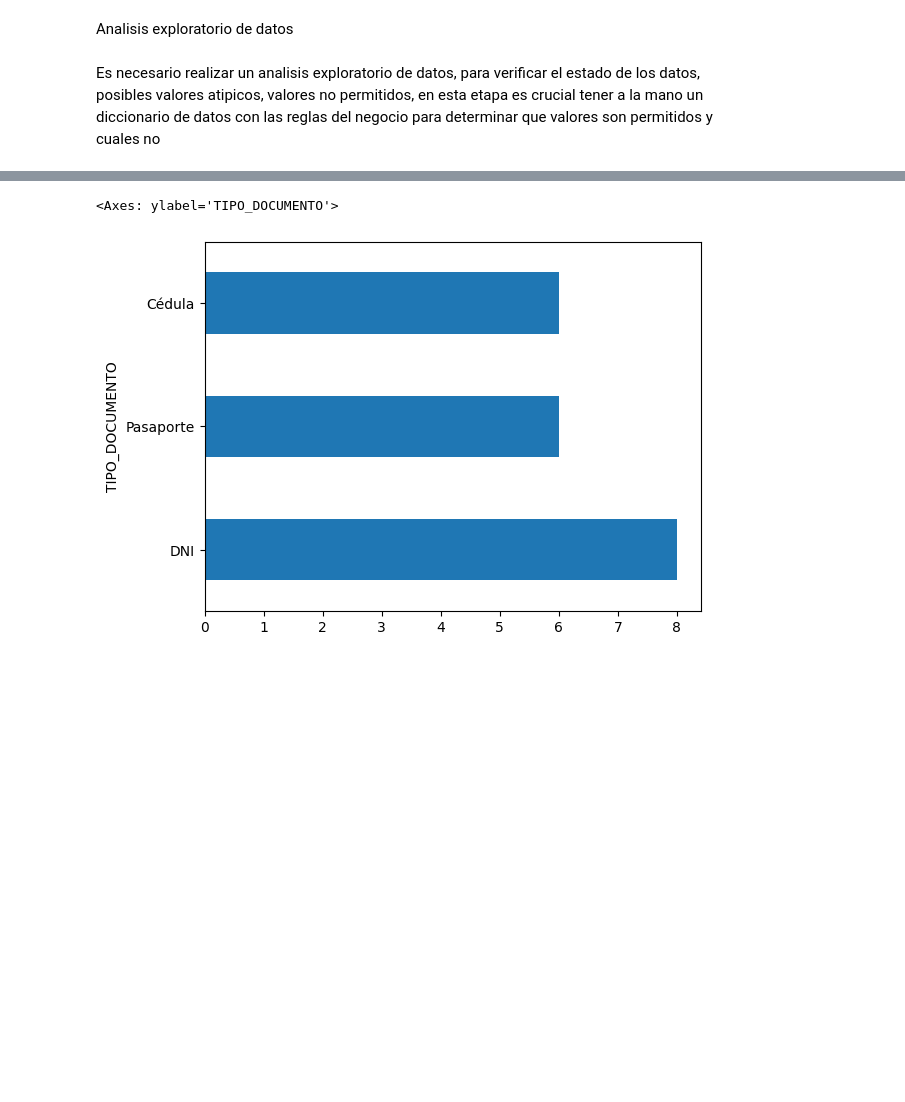
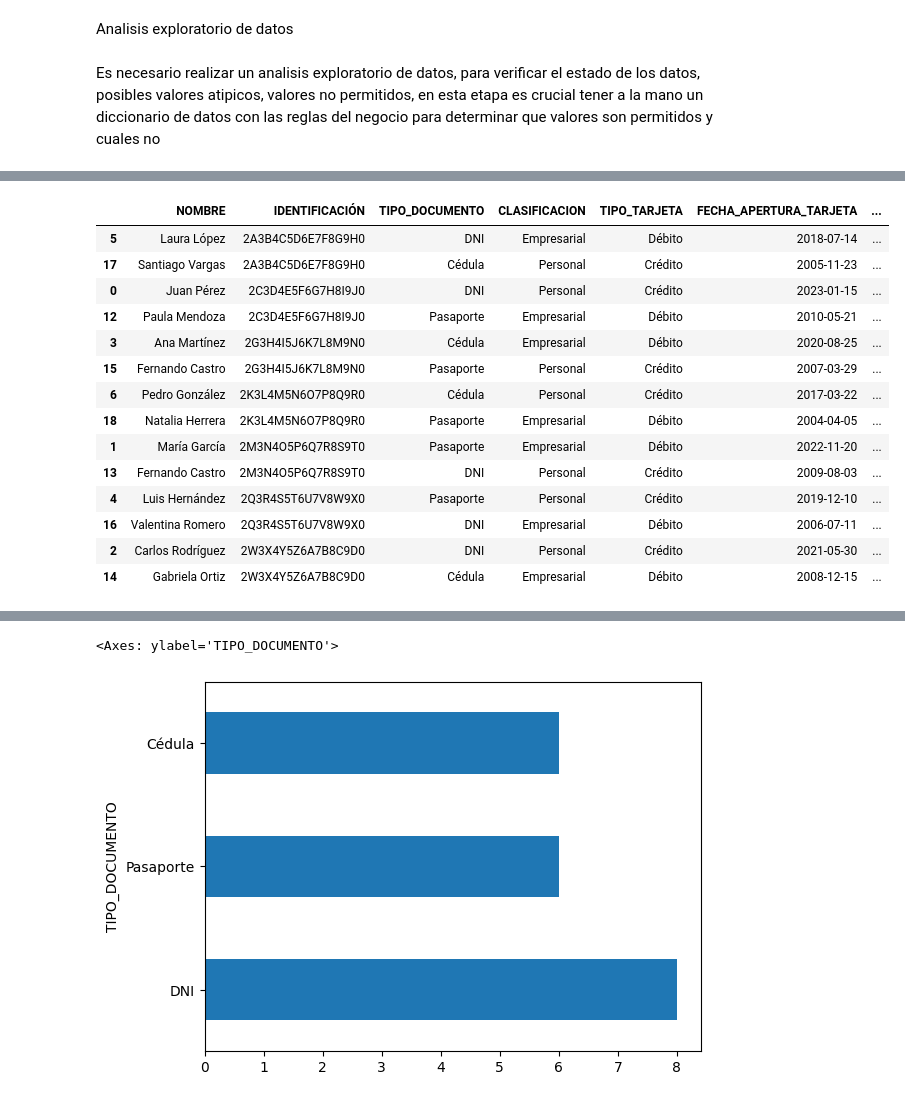
Before and after one commit to dalopz/PruebaTecnicaIngenieriaDatosTuya, a Jupyter notebook: Ejercicio2/notebooks/data_clientes_preparation.ipynb, the cells around one changed output, grey strips where cells are left out. Drawn from its saved outputs; the diff is of its cells as text; code cells hidden in the pictures; blank space fills up the shorter version.

```diff
--- a/Ejercicio2/notebooks/data_clientes_preparation.ipynb
+++ b/Ejercicio2/notebooks/data_clientes_preparation.ipynb
@@ -26,0 +39,20 @@ clientes_raw = clientes_raw.rename(columns={'TIPO TARJETA': 'TIPO_TARJETA'})
+# %%
+duplicados = clientes_raw[clientes_raw.duplicated(subset='IDENTIFICACIÓN', keep=False)]
+duplicados = duplicados.sort_values('IDENTIFICACIÓN')
+duplicados
+# %% [output]
+|  | NOMBRE | IDENTIFICACIÓN | TIPO_DOCUMENTO | CLASIFICACION | TIPO_TARJETA | FECHA_APERTURA_TARJETA | ... |
+| 5 | Laura López | 2A3B4C5D6E7F8G9H0 | DNI | Empresarial | Débito | 2018-07-14 | ... |
+| 17 | Santiago Vargas | 2A3B4C5D6E7F8G9H0 | Cédula | Personal | Crédito | 2005-11-23 | ... |
+| 0 | Juan Pérez | 2C3D4E5F6G7H8I9J0 | DNI | Personal | Crédito | 2023-01-15 | ... |
+| 12 | Paula Mendoza | 2C3D4E5F6G7H8I9J0 | Pasaporte | Empresarial | Débito | 2010-05-21 | ... |
+| 3 | Ana Martínez | 2G3H4I5J6K7L8M9N0 | Cédula | Empresarial | Débito | 2020-08-25 | ... |
+| 15 | Fernando Castro | 2G3H4I5J6K7L8M9N0 | Pasaporte | Personal | Crédito | 2007-03-29 | ... |
+| 6 | Pedro González | 2K3L4M5N6O7P8Q9R0 | Cédula | Personal | Crédito | 2017-03-22 | ... |
+| 18 | Natalia Herrera | 2K3L4M5N6O7P8Q9R0 | Pasaporte | Empresarial | Débito | 2004-04-05 | ... |
+| 1 | María García | 2M3N4O5P6Q7R8S9T0 | Pasaporte | Empresarial | Débito | 2022-11-20 | ... |
+| 13 | Fernando Castro | 2M3N4O5P6Q7R8S9T0 | DNI | Personal | Crédito | 2009-08-03 | ... |
+| 4 | Luis Hernández | 2Q3R4S5T6U7V8W9X0 | Pasaporte | Personal | Crédito | 2019-12-10 | ... |
+| 16 | Valentina Romero | 2Q3R4S5T6U7V8W9X0 | DNI | Empresarial | Débito | 2006-07-11 | ... |
+| 2 | Carlos Rodríguez | 2W3X4Y5Z6A7B8C9D0 | DNI | Personal | Crédito | 2021-05-30 | ... |
+| 14 | Gabriela Ortiz | 2W3X4Y5Z6A7B8C9D0 | Cédula | Empresarial | Débito | 2008-12-15 | ... |
```
Also changed, not shown: parts of 2 cells of this notebook, 6 other files.
